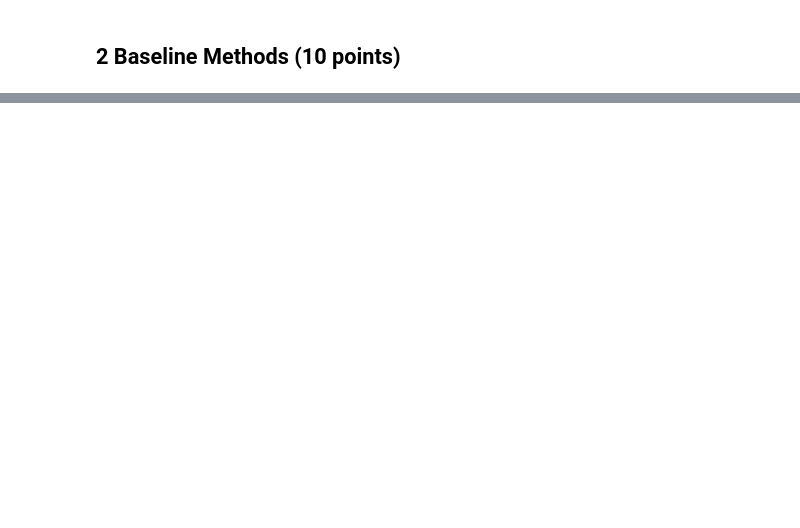
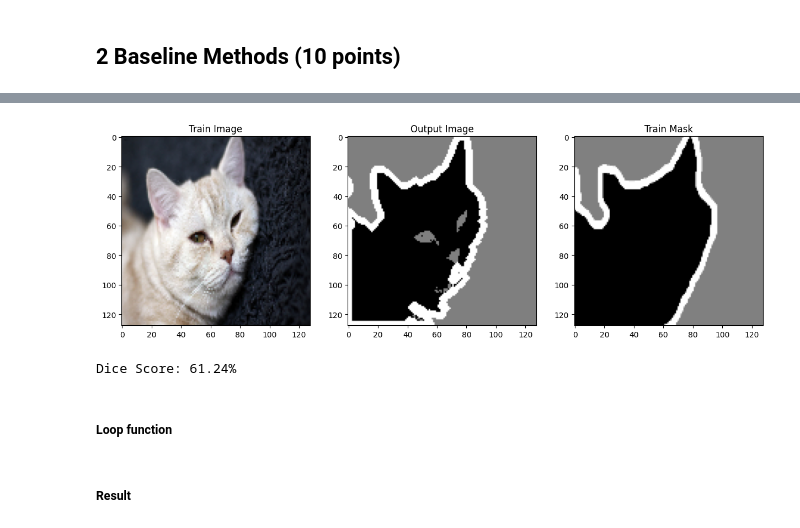
Before and after one commit to wbohanw/ECSE415, a Jupyter notebook: Assignment4.ipynb, the cells around one changed output, grey strips where cells are left out. Saved outputs shown, nothing was run; the diff lists cells and outputs as text; code cells hidden in the pictures; blank space fills up the shorter version.

```diff
--- a/Assignment4.ipynb
+++ b/Assignment4.ipynb
@@ -152,0 +153,44 @@ ValueError: Classification metrics can't handle a mix of continuous and multicla
+# %%
+import cv2 as cv
+import numpy as np
+
+def draw_grey_margin(image, margin_length=2):
+    margin_image = image.copy()
+    margin_image[margin_image == 0] = 127
+    margin_image[margin_image == 255] = 0
+    contours, _ = cv.findContours(image, cv.RETR_EXTERNAL, cv.CHAIN_APPROX_SIMPLE)
+    cv.drawContours(margin_image, contours, -1, (255), margin_length)
+    return margin_image
+
+def calculate_dice_score(image_a, image_b):
+    intersection = np.logical_and(image_a, image_b).sum()
+    dice_score = (2. * intersection) / (image_a.size + image_b.size)
+    return dice_score
+
+img_index = 10
+segmented_output = segment_image_with_kmeans(train_imgs[img_index])
+output_image = draw_grey_margin(segmented_output, 3)
+score = calculate_dice_score(train_msks[img_index], output_image)
+
+plt.figure(figsize=(15, 5))
+
+plt.subplot(1, 3, 1)
+plt.imshow(train_imgs[img_index], cmap='gray')
+plt.title('Train Image')
+
+plt.subplot(1, 3, 2)
+plt.imshow(output_image, cmap='gray')
+plt.title('Output Image')
+
+plt.subplot(1, 3, 3)
+plt.imshow(train_msks[img_index], cmap='gray')
+plt.title('Train Mask')
+
+plt.show()
+
+print(f"Dice Score: {score*100:.2f}%")
+# %% [output]
+[figure, added]
+Dice Score: 61.24%
+# %% [markdown]
+##### Loop function
@@ -152,0 +215,2 @@ ValueError: Classification metrics can't handle a mix of continuous and multicla
+# %% [markdown]
+##### Result
```
Also changed, not shown: parts of 20 cells of this notebook, 10 other files.
